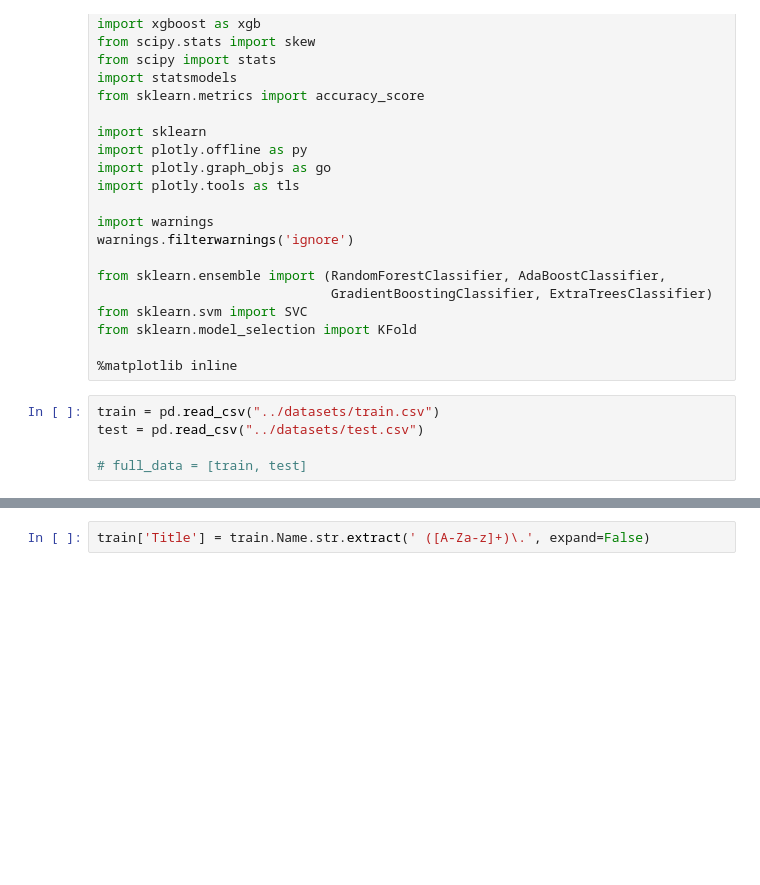
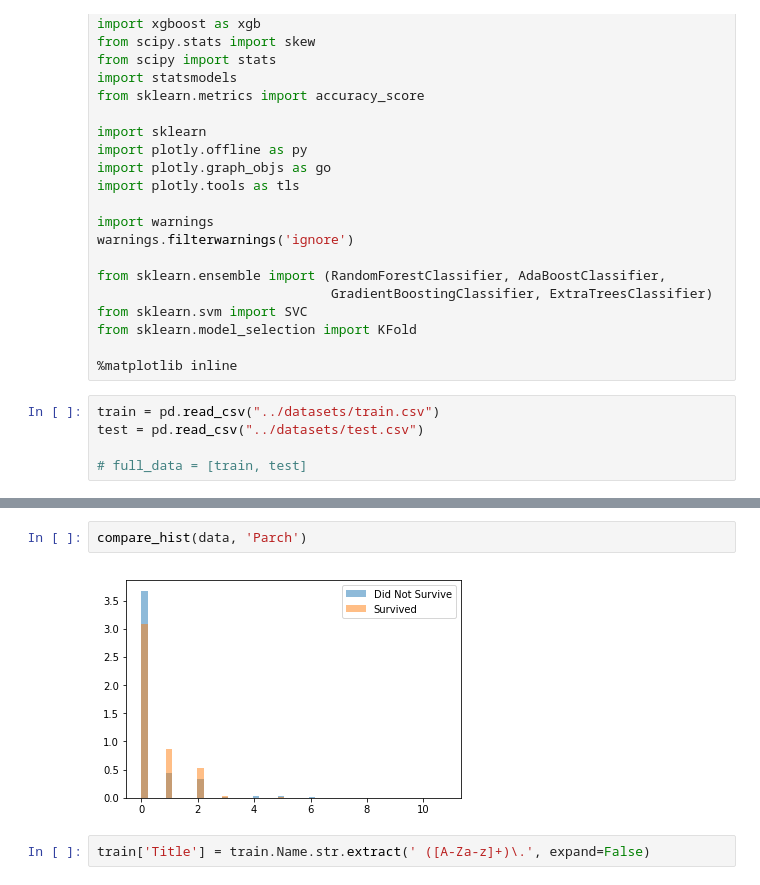
Before and after one commit to elanderos318/titanic-machine-learning, a Jupyter notebook: jupyter_notebook_code/titanic_machine_learning_notebook.ipynb, the cells around one changed output, grey strips where cells are left out. Saved outputs shown, nothing was run; the diff lists cells and outputs as text; blank space fills up the shorter version.

```diff
--- a/jupyter_notebook_code/titanic_machine_learning_notebook.ipynb
+++ b/jupyter_notebook_code/titanic_machine_learning_notebook.ipynb
@@ -87,3 +121,7 @@ compare_values(train, 'Parch', 'Survived')
+# %%
+compare_hist(data, 'Parch')
+# %% [output]
+[figure, added]
 # %%
 train['Title'] = train.Name.str.extract(' ([A-Za-z]+)\.', expand=False)
 # %%
```
Also changed, not shown: parts of 9 cells of this notebook.
